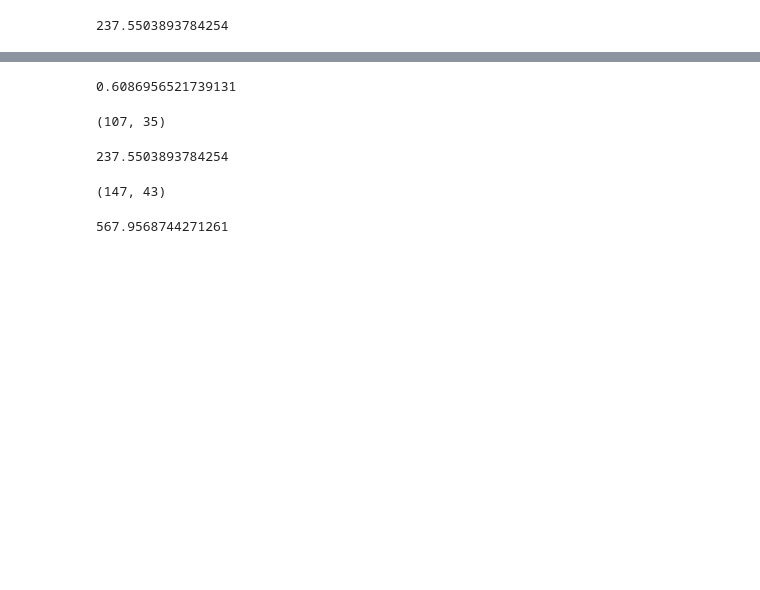
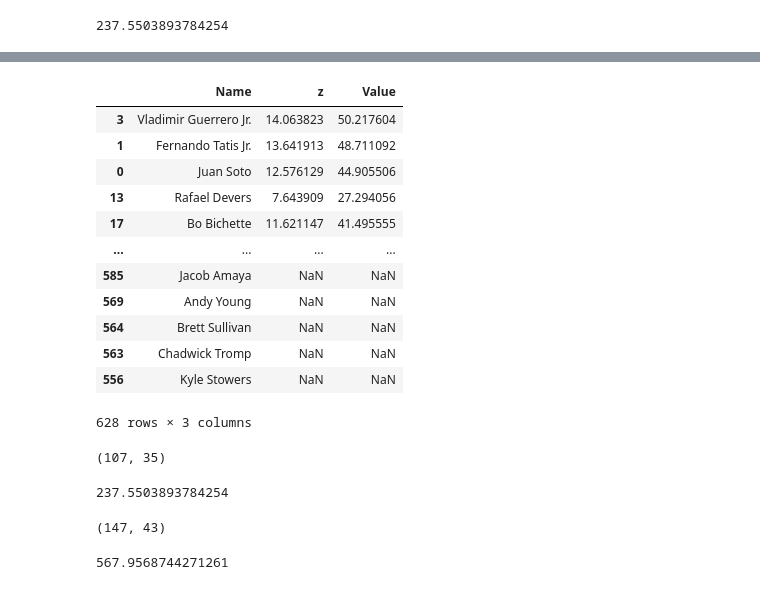
Before and after one commit to haueter19/baseball, a Jupyter notebook: Fantasy Work.ipynb, the cells around one changed output, grey strips where cells are left out. Cells and saved outputs as stored; diff of their text form; code cells hidden in the pictures; blank space fills up the shorter version.

```diff
--- a/Fantasy Work.ipynb
+++ b/Fantasy Work.ipynb
@@ -276,7 +276,19 @@ p.sort_values('Value', ascending=False).head(20)
 # %%
-(14*12)/((9*12)+(14*12))
+h[['Name', 'z', 'Value']]
 # %% [output]
+|  | Name | z | Value |
+| 3 | Vladimir Guerrero Jr. | 14.063823 | 50.217604 |
+| 1 | Fernando Tatis Jr. | 13.641913 | 48.711092 |
+| 0 | Juan Soto | 12.576129 | 44.905506 |
+| 13 | Rafael Devers | 7.643909 | 27.294056 |
+| 17 | Bo Bichette | 11.621147 | 41.495555 |
+| ... | ... | ... | ... |
+| 585 | Jacob Amaya | NaN | NaN |
+| 569 | Andy Young | NaN | NaN |
+| 564 | Brett Sullivan | NaN | NaN |
+| 563 | Chadwick Tromp | NaN | NaN |
+| 556 | Kyle Stowers | NaN | NaN |
-0.6086956521739131
+628 rows × 3 columns
 # %%
 print(p[p['z']>0].shape)
 p[p['z']>0]['z'].sum()
```
Also changed, not shown: parts of 8 cells of this notebook.
